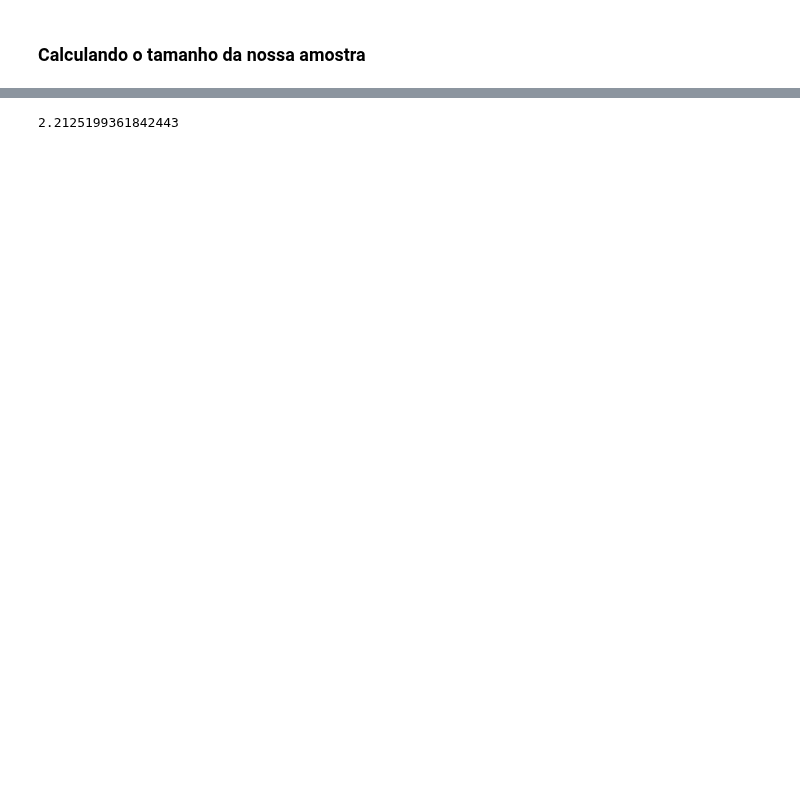
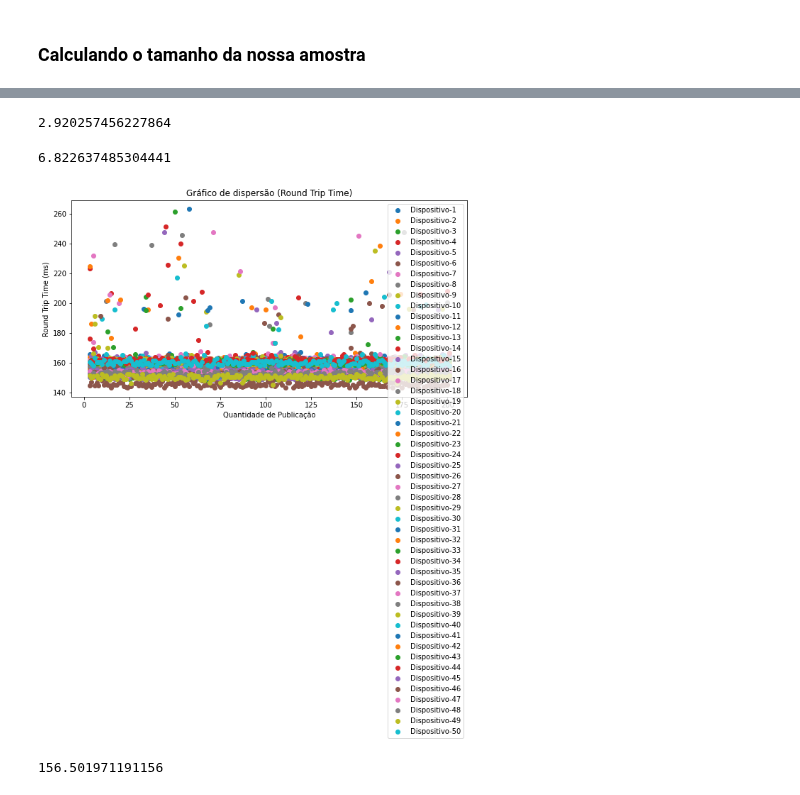
Before and after one commit to joaogabriel1995/iot-analise-tcc, a Jupyter notebook: Data_analytics/device-50-sizepayload-256-msg-200/amostrapiloto.ipynb, the cells around one changed output, grey strips where cells are left out. Drawn from its saved outputs; the diff is of its cells as text; code cells hidden in the pictures; blank space fills up the shorter version.

```diff
--- a/Data_analytics/device-50-sizepayload-256-msg-200/amostrapiloto.ipynb
+++ b/Data_analytics/device-50-sizepayload-256-msg-200/amostrapiloto.ipynb
@@ -57,7 +57,7 @@ for port in ports:
 devicesNew = devices.copy()
 for index in devices:
     if len(devices[index]["publish"]) <= 0:
-        ports = ports.pop(index)
+        ports = ports[ports !=index]
 # %%
 # - Criação de um dataframe com informações capturadas acima.
 data = {}
@@ -182,4 +144,9 @@ n = (z * (desvio_padrao_amostral/e))**2
-# %%
-n
-# %% [output]
-2.2125199361842443
+# %%
+df_concatenado = pd.concat(data.values())
+desvio_padrao_amostral = df_concatenado["RTT"].std()
+media = df_concatenado["RTT"].mean()
+e = 0.05 * media
+n = (z * ( desvio_padrao_amostral/e) )**2
+n
+# %% [output]
+2.920257456227864
@@ -185,0 +155,23 @@ n
+# %%
+desvio_padrao_amostral
+# %% [output]
+6.822637485304441
+# %%
+import matplotlib
+i=1
+fig, ax = plt.subplots(figsize=(10,5),dpi=72)
+for port in ports:
+  ax.scatter(data[port]["RTT"].index,data[port]["RTT"], label='Dispositivo-{}'.format(i))
+  ax.set_ylabel('Round Trip Time (ms)')
+  ax.set_xlabel('Quantidade de Publicação')
+  ax.set_title('Gráfico de dispersão (Round Trip Time)')
+#   ax.hlines(data[port]["RTT"].max(),  xmin=0, xmax=620, colors="red", linestyles="dashed", label="Maior Medição")
+#   ax.hlines(data[port]["RTT"].min(),  xmin=0, xmax=620, colors="green", linestyles="dashed", label="Menor Medição")
+  ax.legend()
+  i+=1
+# %% [output]
+[figure, added]
+# %%
+df_concatenado["RTT"].mean()
+# %% [output]
+156.501971191156
```
Also changed, not shown: parts of 8 cells of this notebook, 18 other files.
